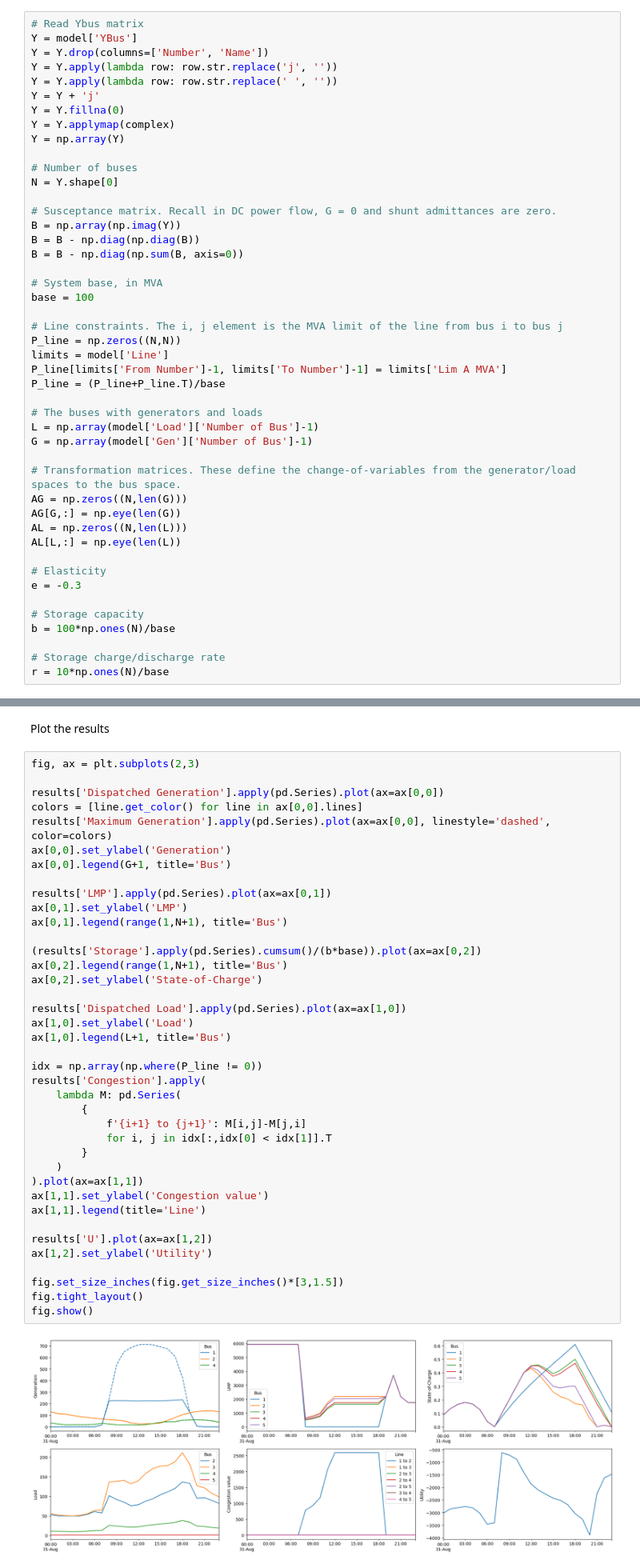
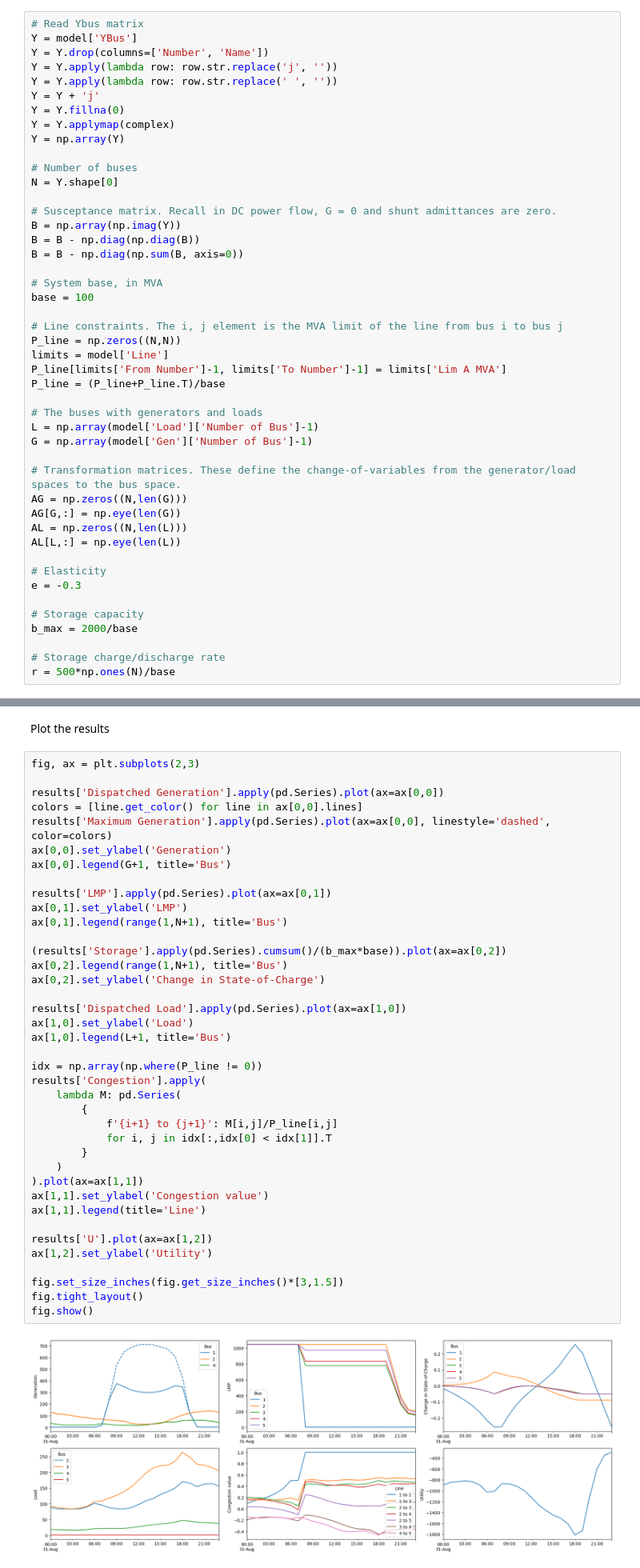
Before and after one commit to eli-brock/opf_zero_marginal_cost, a Jupyter notebook: opf.ipynb, the cells around one changed output, grey strips where cells are left out. Shown: that part at 80% size. Drawn from its saved outputs; the diff is of its cells as text.

Commit message:
fix storage bug and plot line flows

```diff
--- a/opf.ipynb
+++ b/opf.ipynb
@@ -53,10 +53,10 @@ AL[L,:] = np.eye(len(L))
 e = -0.3
 
 # Storage capacity
-b = 100*np.ones(N)/base
+b_max = 2000/base
 
 # Storage charge/discharge rate
-r = 10*np.ones(N)/base
+r = 500*np.ones(N)/base
 # %% [markdown]
 We solve a **demand-side** problem with zero marginal cost, fixed supply, and elastic demand. For this minimal example, we make the follwing assumptions:
 - Each load submits a demand curve. The system operator dispatches to maximize total utlity $U(P)$.
@@ -154,34 +164,34 @@ ax[0,0].set_ylabel('Generation')
 ax[0,0].legend(G+1, title='Bus')
 
 results['LMP'].apply(pd.Series).plot(ax=ax[0,1])
 ax[0,1].set_ylabel('LMP')
 ax[0,1].legend(range(1,N+1), title='Bus')
 
-(results['Storage'].apply(pd.Series).cumsum()/(b*base)).plot(ax=ax[0,2])
+(results['Storage'].apply(pd.Series).cumsum()/(b_max*base)).plot(ax=ax[0,2])
 ax[0,2].legend(range(1,N+1), title='Bus')
-ax[0,2].set_ylabel('State-of-Charge')
+ax[0,2].set_ylabel('Change in State-of-Charge')
 
 results['Dispatched Load'].apply(pd.Series).plot(ax=ax[1,0])
 ax[1,0].set_ylabel('Load')
 ax[1,0].legend(L+1, title='Bus')
 
 idx = np.array(np.where(P_line != 0))
 results['Congestion'].apply(
     lambda M: pd.Series(
         {
-            f'{i+1} to {j+1}': M[i,j]-M[j,i]
+            f'{i+1} to {j+1}': M[i,j]/P_line[i,j]
             for i, j in idx[:,idx[0] < idx[1]].T
         }
     )
 ).plot(ax=ax[1,1])
 ax[1,1].set_ylabel('Congestion value')
 ax[1,1].legend(title='Line')
 
 results['U'].plot(ax=ax[1,2])
 ax[1,2].set_ylabel('Utility')
 
 fig.set_size_inches(fig.get_size_inches()*[3,1.5])
 fig.tight_layout()
 fig.show()
 # %% [output]
-[figure, old version]
+[figure, new version]
```
Also changed, not shown: parts of 2 cells of this notebook.
